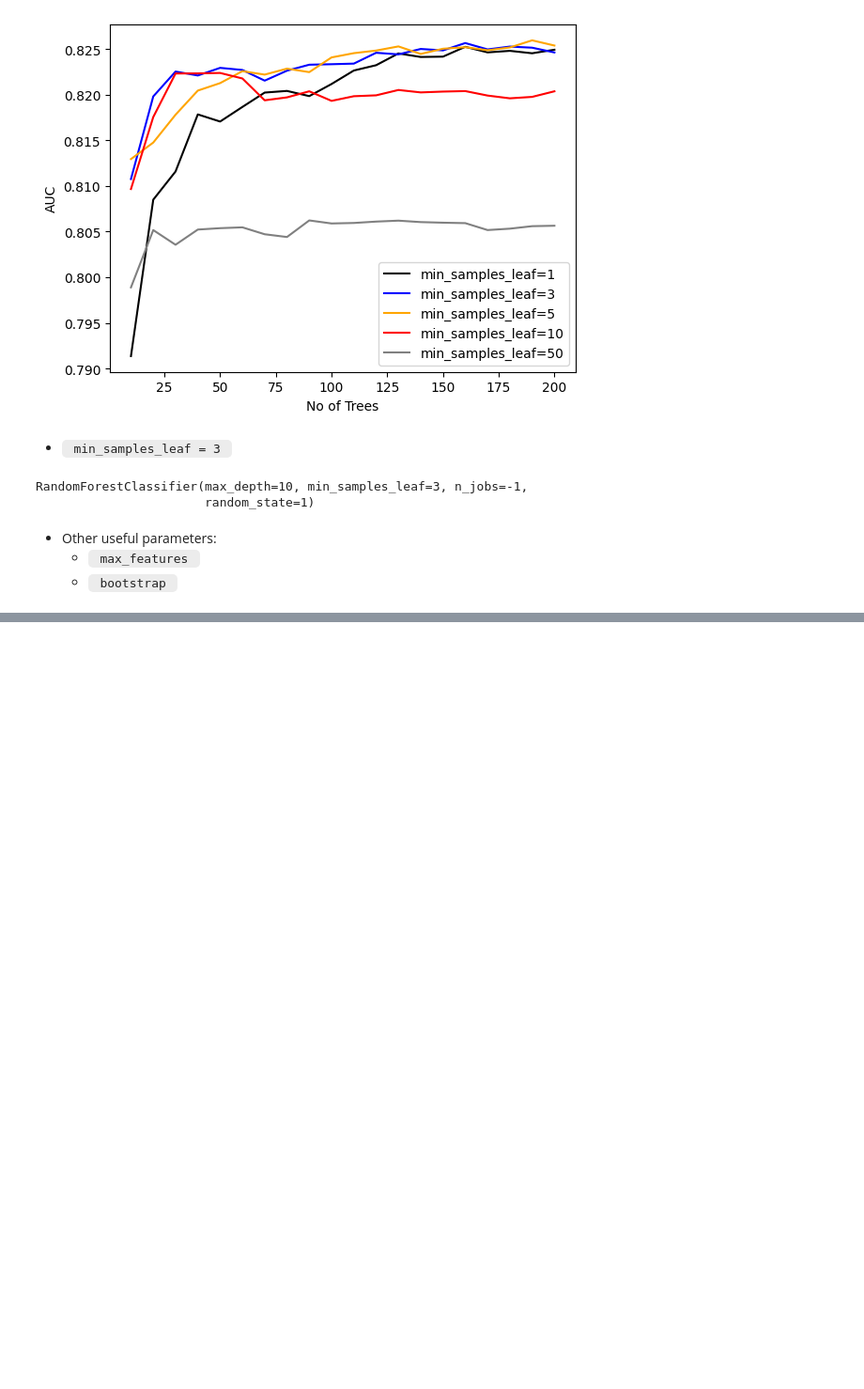
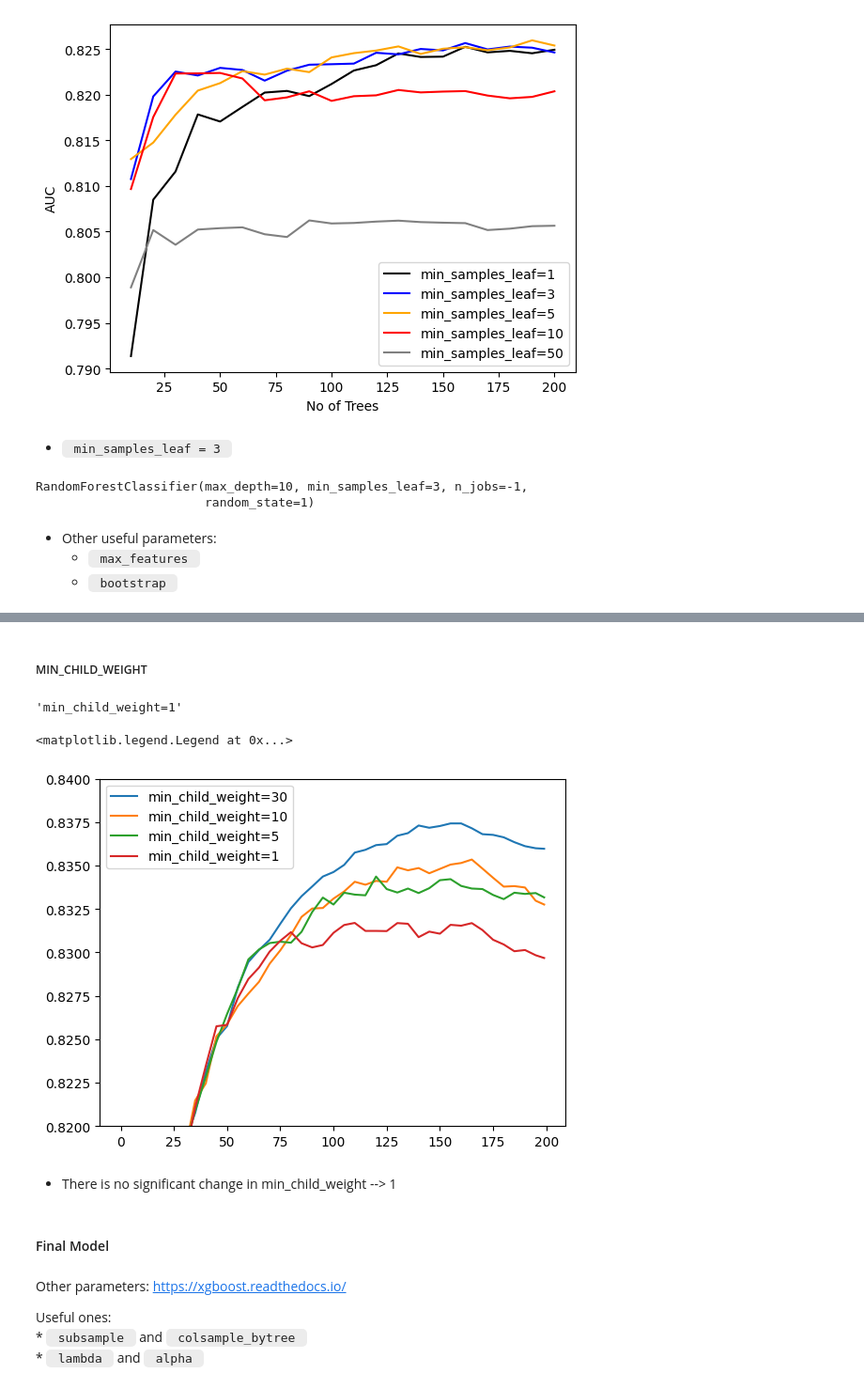
Before and after one commit to haniyrasul/CodeCraft, a Jupyter notebook: ML_ZoomCamp/6_trees/notebook.ipynb, the cells around one changed output, grey strips where cells are left out. Shown at 94% size. Cells and saved outputs as stored; diff of their text form; code cells hidden in the pictures; blank space fills up the shorter version.

```diff
--- a/ML_ZoomCamp/6_trees/notebook.ipynb
+++ b/ML_ZoomCamp/6_trees/notebook.ipynb
@@ -794,0 +1019,42 @@ RandomForestClassifier(max_depth=10, min_samples_leaf=3, n_jobs=-1,
+# %% [markdown]
+##### MIN_CHILD_WEIGHT
+# %%
+scores = {}
+# %%
+%%capture output
+
+xgb_params = {
+    'eta': 0.1,
+    'max_depth': 3,
+    'min_child_weight': 1,
+
+    'objective': 'binary:logistic',
+    'eval_metric': 'auc',
+
+    'nthread': 8,
+    'seed': 1,
+    'verbosity': 1,
+}
+
+model = xgb.train(xgb_params, dtrain,
+                  evals = watchlist,
+                  verbose_eval = 5,
+                  num_boost_round=200)
+# %%
+key = 'min_child_weight=%s' % (xgb_params['min_child_weight'])
+scores[key] = parse_xgb_output(output)
+key
+# %% [output]
+'min_child_weight=1'
+# %%
+for min_child_weight, df_score in scores.items():
+    plt.plot(df_score.num_iter, df_score.val_auc, label=min_child_weight)
+plt.ylim(0.82, 0.84)
+plt.legend()
+# %% [output]
+<matplotlib.legend.Legend at 0x...>
+[figure, added]
+# %% [markdown]
+* There is no significant change in min_child_weight --> 1
+# %% [markdown]
+#### Final Model
@@ -794,0 +1076,6 @@ RandomForestClassifier(max_depth=10, min_samples_leaf=3, n_jobs=-1,
+# %% [markdown]
+Other parameters: https://xgboost.readthedocs.io/
+
+Useful ones: <br>
+    * <code> subsample </code> and <code> colsample_bytree </code> <br>
+    * <code> lambda </code> and <code> alpha </code>
```
Also changed, not shown: parts of 62 cells of this notebook, 4 other files.
